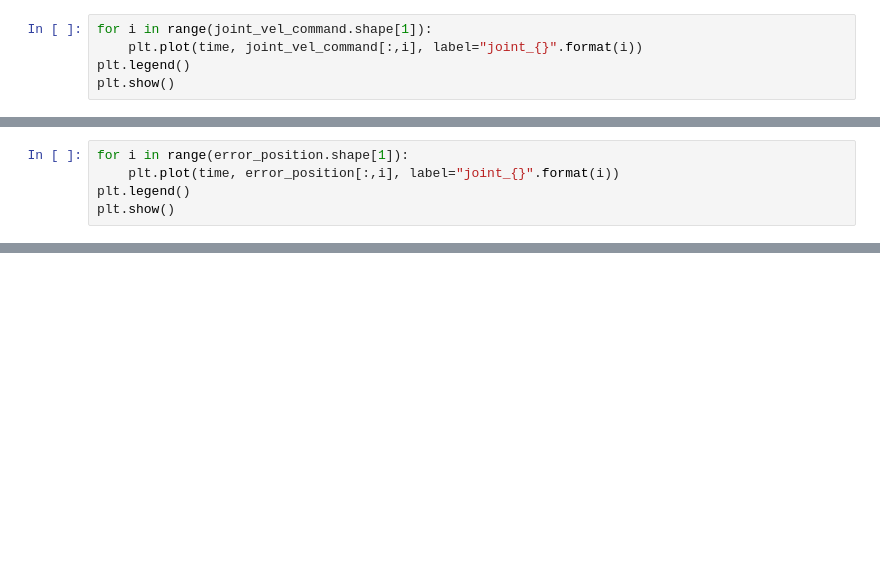
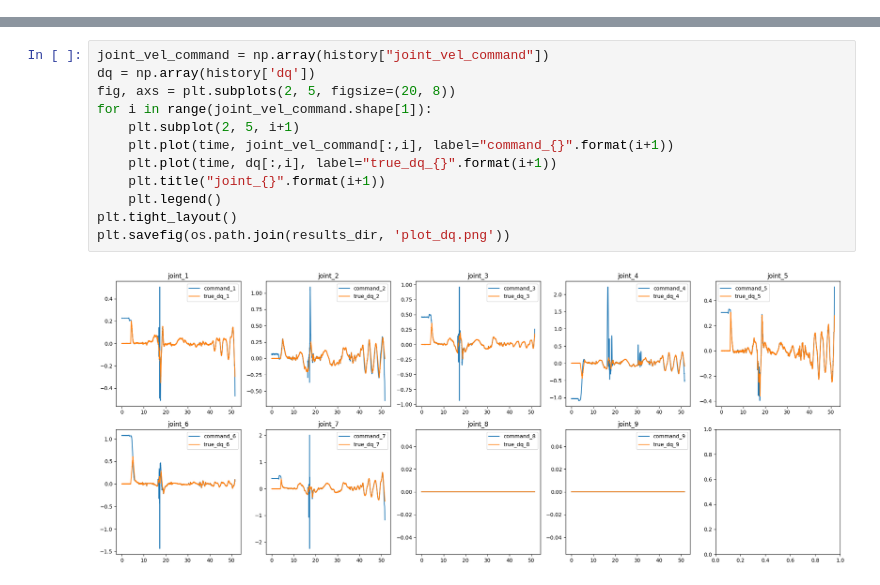
Before and after one commit to shiqingw/Visual-Servoing-Experiment, a Jupyter notebook: visualization.ipynb, the cells around one changed output, grey strips where cells are left out. Drawn from its saved outputs; the diff is of its cells as text; blank space fills up the shorter version.

```diff
--- a/visualization.ipynb
+++ b/visualization.ipynb
@@ -25,5 +24,0 @@ plt.plot(time-time[0], 1/solve_time)
-# %%
-for i in range(joint_vel_command.shape[1]):
-    plt.plot(time, joint_vel_command[:,i], label="joint_{}".format(i))
-plt.legend()
-plt.show()
@@ -32,5 +24,0 @@ plt.show()
-# %%
-for i in range(error_position.shape[1]):
-    plt.plot(time, error_position[:,i], label="joint_{}".format(i))
-plt.legend()
-plt.show()
@@ -45,0 +31,14 @@ plt.show()
+# %%
+joint_vel_command = np.array(history["joint_vel_command"])
+dq = np.array(history['dq'])
+fig, axs = plt.subplots(2, 5, figsize=(20, 8))
+for i in range(joint_vel_command.shape[1]):
+    plt.subplot(2, 5, i+1)
+    plt.plot(time, joint_vel_command[:,i], label="command_{}".format(i+1))
+    plt.plot(time, dq[:,i], label="true_dq_{}".format(i+1))
+    plt.title("joint_{}".format(i+1))
+    plt.legend()
+plt.tight_layout()
+plt.savefig(os.path.join(results_dir, 'plot_dq.png'))
+# %% [output]
+[figure, added]
```
Also changed, not shown: parts of 15 cells of this notebook, 23 other files.
